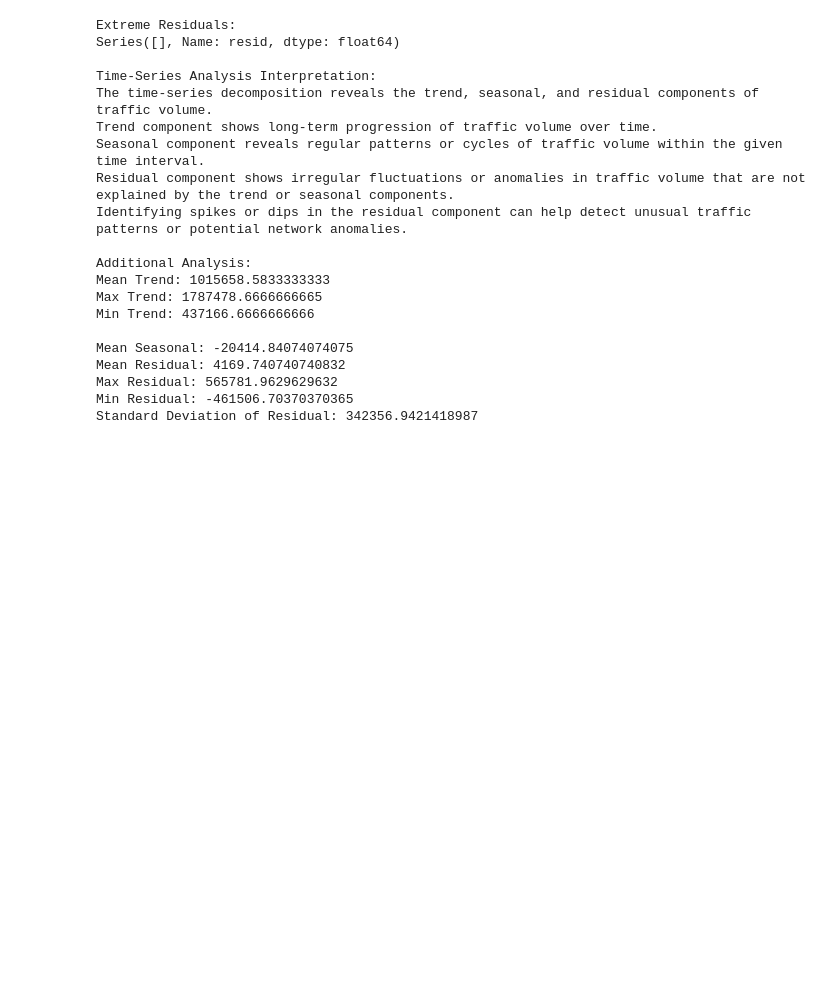
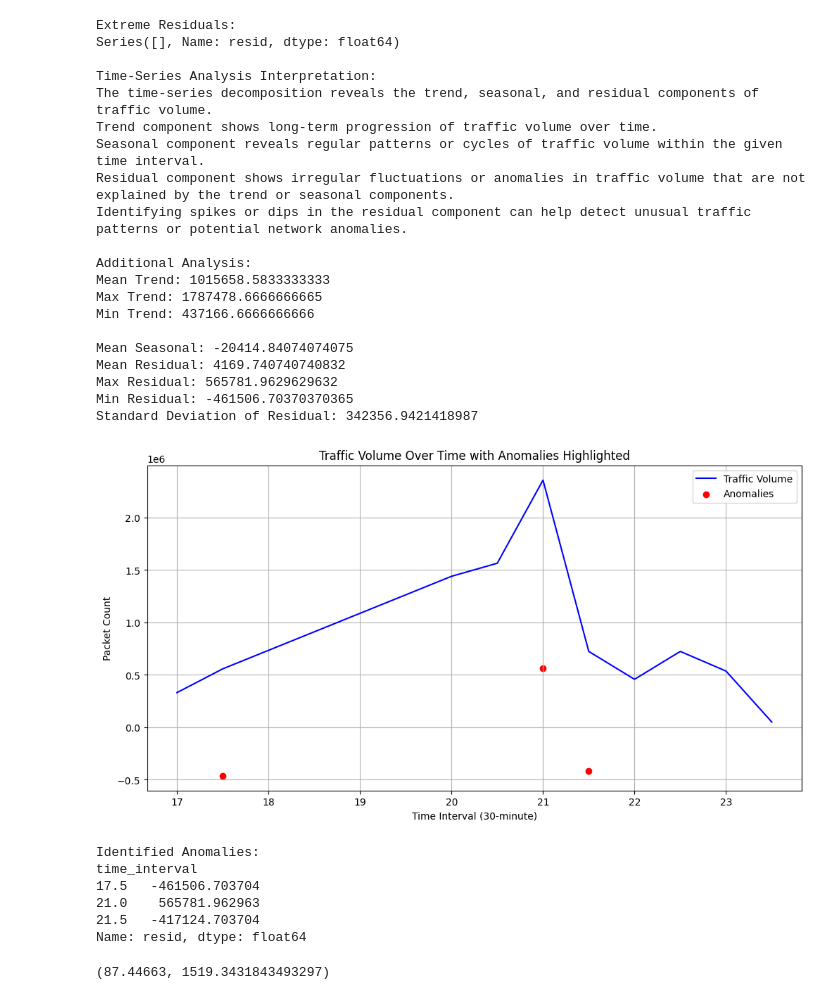
Before and after one commit to samer-glitch/Leveraging-Machine-Learning-for-Identifying-and-Classifying-Cyber-Threats-in-Network-Environments, a Jupyter notebook: Volume Analysis.ipynb, the cells around one changed output. Drawn from its saved outputs; the diff is of its cells as text; code cells hidden in the pictures; blank space fills up the shorter version.

```diff
--- a/Volume Analysis.ipynb
+++ b/Volume Analysis.ipynb
@@ -164,3 +164,40 @@ Mean Residual: 4169.740740740832
 Max Residual: 565781.9629629632
 Min Residual: -461506.70370370365
 Standard Deviation of Residual: 342356.9421418987
+# %%
+# Define a threshold for anomalies (e.g., 3 standard deviations from the mean)
+threshold = 1 * residual.std()
+
+# Identify extreme values in the residual component as anomalies
+anomalies = residual[(residual > threshold) | (residual < -threshold)]
+
+# Plot the traffic volume over time and highlight anomalies
+plt.figure(figsize=(12, 6))
+plt.plot(time_series.index, time_series.values, label='Traffic Volume', color='blue')
+plt.scatter(anomalies.index, anomalies.values, c='red', marker='o', label='Anomalies')
+plt.xlabel('Time Interval (30-minute)')
+plt.ylabel('Packet Count')
+plt.title('Traffic Volume Over Time with Anomalies Highlighted')
+plt.legend(loc='best')
+plt.grid(True)
+plt.show()
+
+# Print the identified anomalies
+print("\nIdentified Anomalies:")
+print(anomalies)
+# %% [output]
+[figure, added]
+Identified Anomalies:
+time_interval
+17.5   -461506.703704
+21.0    565781.962963
+21.5   -417124.703704
+Name: resid, dtype: float64
+# %%
+# Calculate the mean and standard deviation of pktTotalCount in the dataset
+mean_pktTotalCount = df['pktTotalCount'].mean()
+std_pktTotalCount = df['pktTotalCount'].std()
+
+mean_pktTotalCount, std_pktTotalCount
+# %% [output]
+(87.44663, 1519.3431843493297)
```
Also changed, not shown: parts of 1 cell of this notebook.
